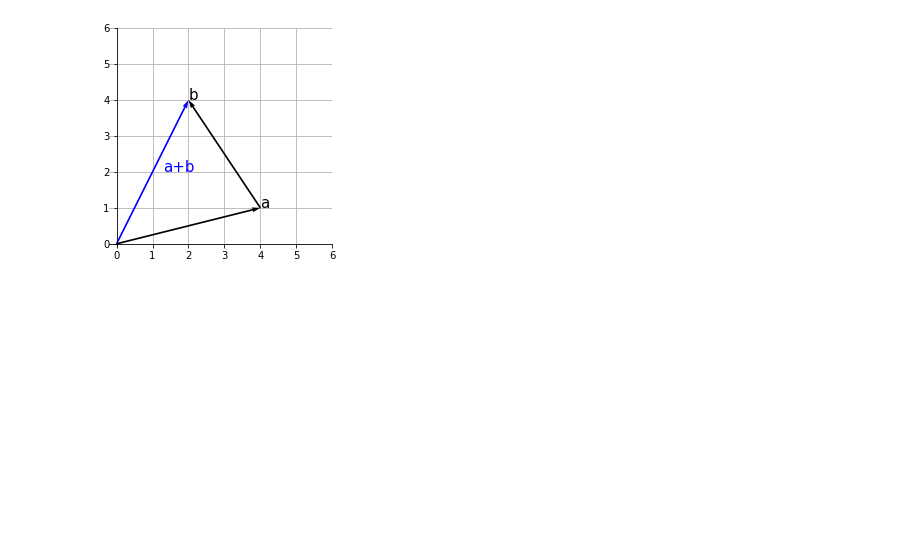
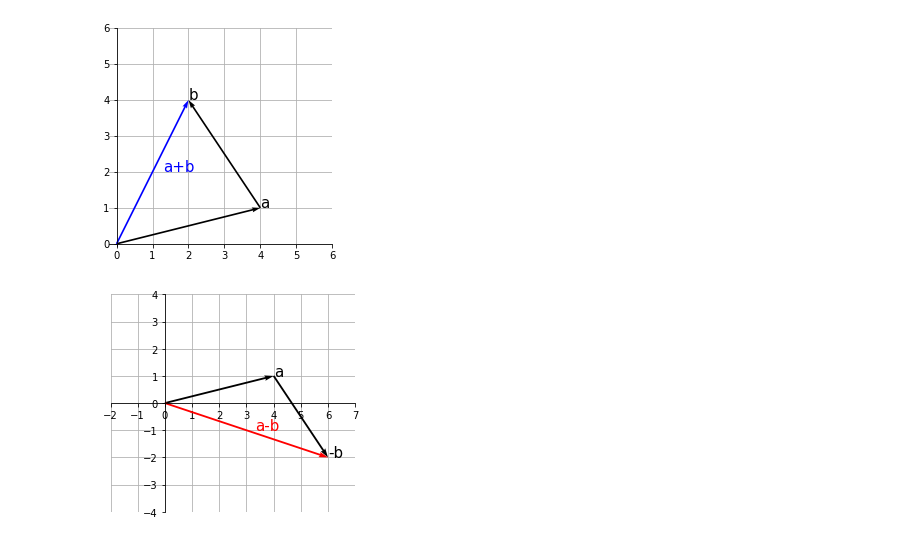
Before and after one commit to EdgeOfNetwork/ML_1.0.1, a Jupyter notebook: LinearAlgebra/linear_alge_ch3.ipynb, the cells around one changed output. Drawn from its saved outputs; the diff is of its cells as text; code cells hidden in the pictures; blank space fills up the shorter version.

```diff
--- a/LinearAlgebra/linear_alge_ch3.ipynb
+++ b/LinearAlgebra/linear_alge_ch3.ipynb
@@ -227,3 +227,35 @@ ax.spines['top'].set_color('none')
 plt.show()
 # %% [output]
 [figure]
+# %%
+#뺄셈
+a = np.array([4,1])
+b = np.array([-2,3])
+sub = a-b
+
+fig = plt.figure()
+ax = fig.add_subplot(1,1,1)
+
+ax.quiver(0,0,a[0],a[1], angles = 'xy', scale_units='xy', scale=1)
+ax.text(a[0], a[1],'a',size =15)
+
+ax.quiver(a[0],a[1],-b[0],-b[1], angles = 'xy', scale_units='xy', scale=1)
+ax.text(a[0]-b[0], a[1]-b[1],'-b',size =15)
+
+ax.quiver(0,0 ,sub[0], sub[1], angles = 'xy', scale_units='xy', scale=1, color='red')
+ax.text(sub[0]*0.5 + 0.3,sub[1]*0.5, "a-b",size =15, color='red')
+
+ax.set_xticks(range(-2,8))
+ax.set_yticks(range(-4,5))
+ax.grid()
+ax.set_axisbelow(True)
+ax.set_aspect('equal',adjustable = 'box')
+
+ax.spines['left'].set_position('zero')
+ax.spines['bottom'].set_position('zero')
+ax.spines['right'].set_color('none')
+ax.spines['top'].set_color('none')
+
+plt.show()
+# %% [output]
+[figure, added]
```
Also changed, not shown: parts of 25 cells of this notebook.
